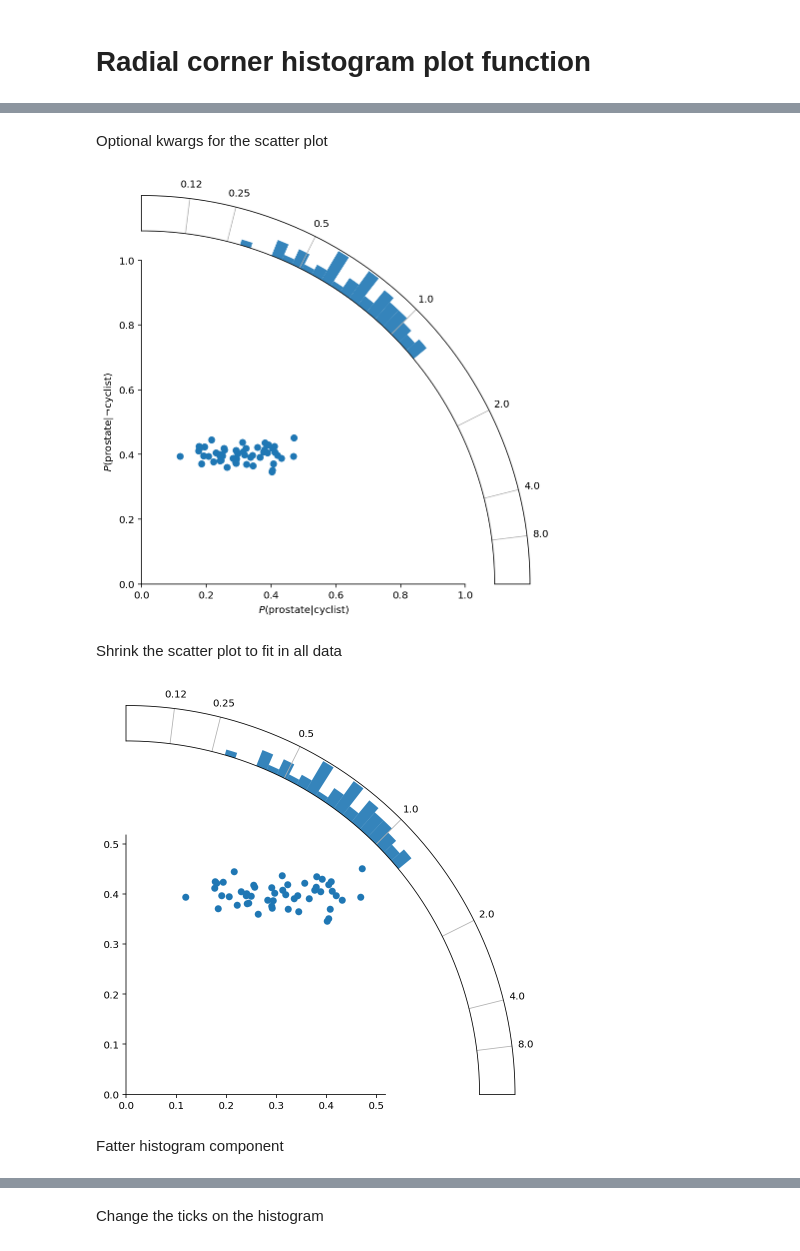
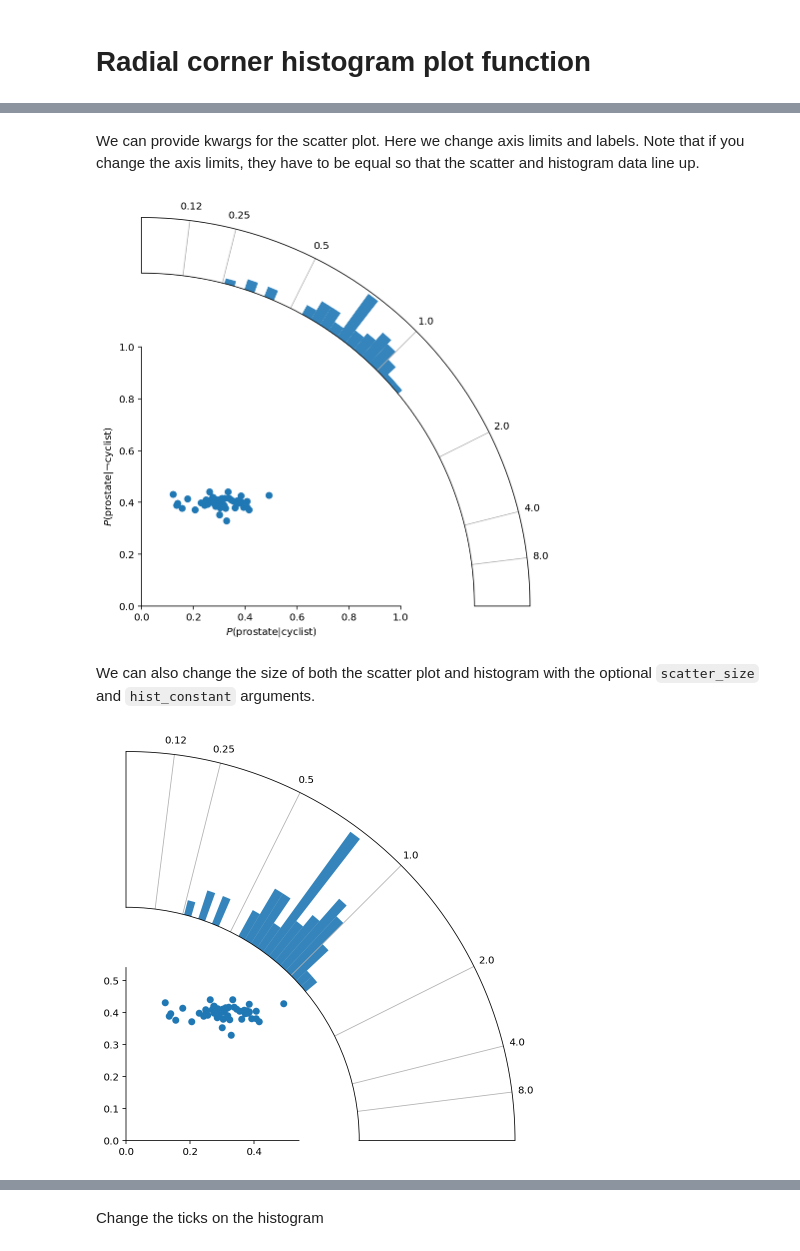
Before and after one commit to drbenvincent/misc, a Jupyter notebook: plotting/radial corner histogram plot.ipynb, the cells around one changed output, grey strips where cells are left out. Cells and saved outputs as stored; diff of their text form; code cells hidden in the pictures.

```diff
--- a/plotting/radial corner histogram plot.ipynb
+++ b/plotting/radial corner histogram plot.ipynb
@@ -13,7 +14,7 @@ y = 0.4 + np.random.randn(n)*0.02
 def radial_corner_plot(x, y,
                        n_hist_bins=51,
                        scatter_kwargs={},
-                       scatter_size=0.75,
+                       scatter_size=0.6,
                        hist_constant=-40,
                        desired_ratios=[1/8, 1/4, 1/2, 1, 2, 4, 8]):
     """Scatter plot with radial histogram of x/y ratios
@@ -102,5 +103,5 @@ fig, ax = radial_corner_plot(x, y)
-# %% [markdown]
-Optional kwargs for the scatter plot
+# %% [markdown]
+We can provide kwargs for the scatter plot. Here we change axis limits and labels. Note that if you change the axis limits, they have to be equal so that the scatter and histogram data line up.
 # %%
 scatter_kwargs= {"xlim": [0, 1],
                  "ylim": [0, 1],
@@ -109,12 +110,10 @@ scatter_kwargs= {"xlim": [0, 1],
 
 fig, ax = radial_corner_plot(x, y, scatter_kwargs=scatter_kwargs)
 # %% [output]
-[figure, old version]
+[figure, new version]
-# %% [markdown]
-Shrink the scatter plot to fit in all data
+# %% [markdown]
+We can also change the size of both the scatter plot and histogram with the optional `scatter_size` and `hist_constant` arguments.
 # %%
-fig, ax = radial_corner_plot(x, y, scatter_size=0.6)
+fig, ax = radial_corner_plot(x, y, scatter_size=0.4, hist_constant=-10)
 # %% [output]
-[figure, old version]
+[figure, new version]
-# %% [markdown]
-Fatter histogram component
```
Also changed, not shown: parts of 5 cells of this notebook.
